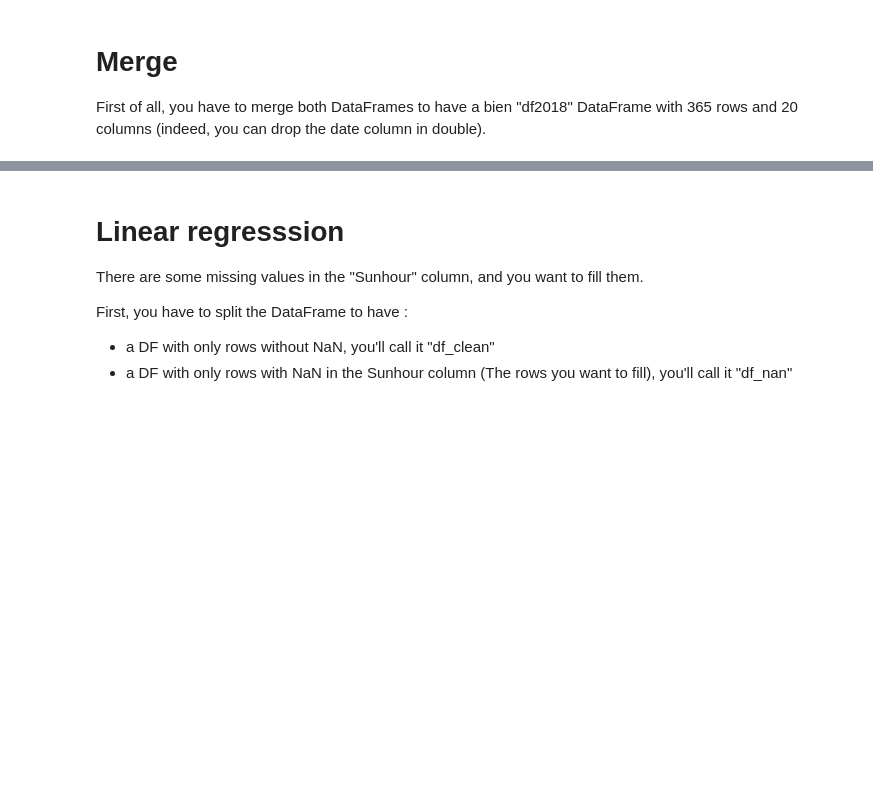
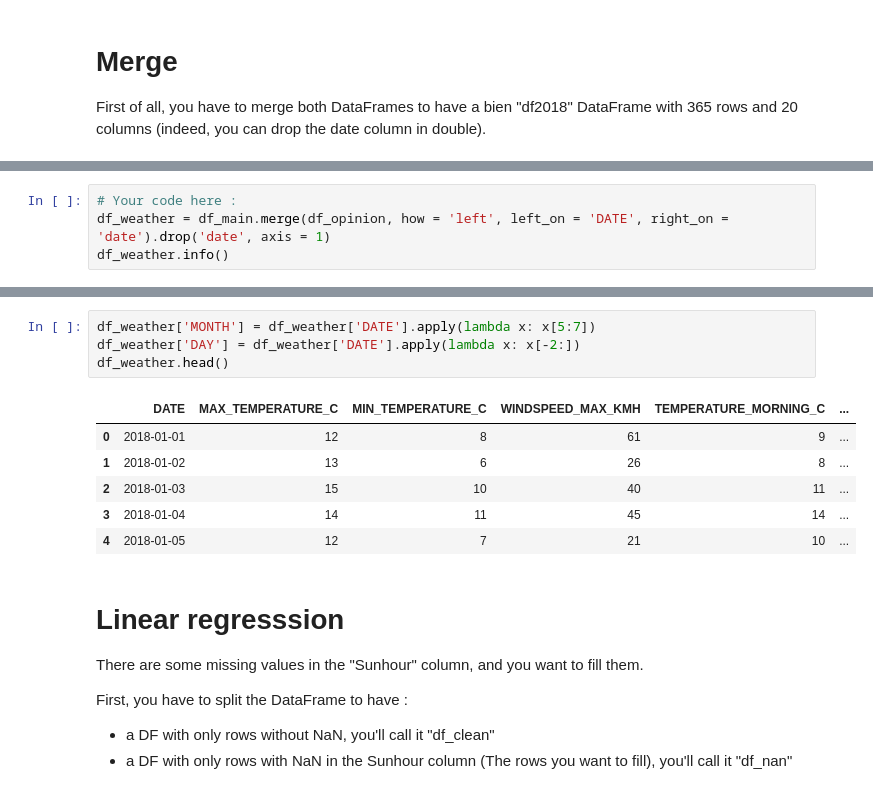
Before and after one commit to h4r1c0t/WildCodeSchool, a Jupyter notebook: Odyssey/Machine Learning/ML_challenge_Regressions_Weather.ipynb, the cells around one changed output, grey strips where cells are left out. Saved outputs shown, nothing was run; the diff lists cells and outputs as text; blank space fills up the shorter version.

```diff
--- a/Odyssey/Machine Learning/ML_challenge_Regressions_Weather.ipynb
+++ b/Odyssey/Machine Learning/ML_challenge_Regressions_Weather.ipynb
@@ -33,0 +32,4 @@ First of all, you have to merge both DataFrames to have a bien "df2018" DataFram
+# %%
+# Your code here :
+df_weather = df_main.merge(df_opinion, how = 'left', left_on = 'DATE', right_on = 'date').drop('date', axis = 1)
+df_weather.info()
@@ -34,3 +54,14 @@ First of all, you have to merge both DataFrames to have a bien "df2018" DataFram
+# %%
+df_weather['MONTH'] = df_weather['DATE'].apply(lambda x: x[5:7])
+df_weather['DAY'] = df_weather['DATE'].apply(lambda x: x[-2:])
+df_weather.head()
+# %% [output]
+|  | DATE | MAX_TEMPERATURE_C | MIN_TEMPERATURE_C | WINDSPEED_MAX_KMH | TEMPERATURE_MORNING_C | ... |
+| 0 | 2018-01-01 | 12 | 8 | 61 | 9 | ... |
+| 1 | 2018-01-02 | 13 | 6 | 26 | 8 | ... |
+| 2 | 2018-01-03 | 15 | 10 | 40 | 11 | ... |
+| 3 | 2018-01-04 | 14 | 11 | 45 | 14 | ... |
+| 4 | 2018-01-05 | 12 | 7 | 21 | 10 | ... |
 # %% [markdown]
 # Linear regresssion
 There are some missing values in the "Sunhour" column, and you want to fill them.
```
Also changed, not shown: parts of 13 cells of this notebook.
